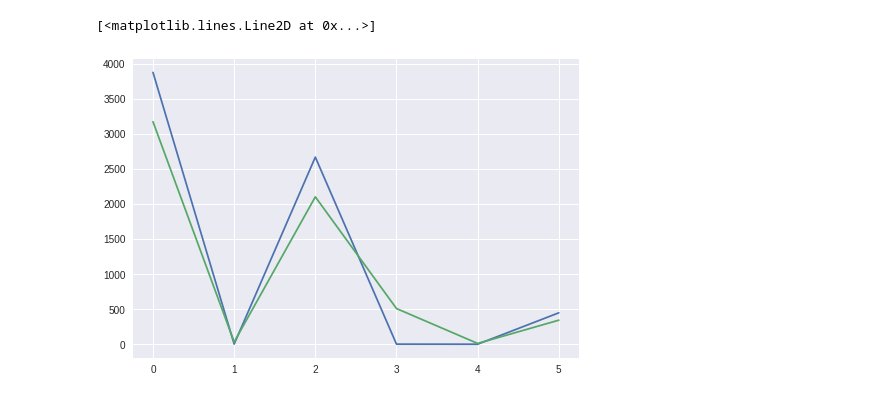
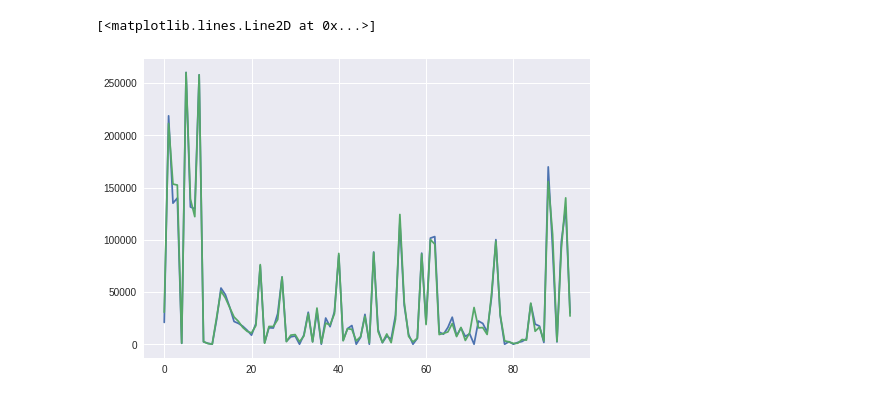
Before and after one commit to eliasbaumann/UnfairGAN, a Jupyter notebook: UnfairGAN_TPU_trial.ipynb, the cells around one changed output. Cells and saved outputs as stored; diff of their text form; code cells hidden in the pictures.

Commit message:
Latest version with working generation of all datasets

```diff
--- a/UnfairGAN_TPU_trial.ipynb
+++ b/UnfairGAN_TPU_trial.ipynb
@@ -148,0 +297,11 @@ Found TPU at: grpc://10.33.179.98:8470
+# %%
+dataset_name = 'schufa'
+
+datasets = {'sqf':gen_sqf16_data,
+            'cmp':gen_compas_data,
+            'schufa':gen_schufa_data,
+            'chile':gen_chile_data}
+
+MODEL_DIR = 'gs://unfairgan/model_dir/' + dataset_name
+
+X_train_onehot,X_train_numpy,cat_vector = datasets[dataset_name]()
@@ -335,6 +737,6 @@ Total runtime: 215 seconds
 # %%
-plt.plot(np.sum(pred_res_sampled.values[:,7:13],axis=0))
-plt.plot(np.sum(cmp_dum_numpy.values[:,7:13],axis=0))
+plt.plot(np.sum(pred_res_sampled.values,axis=0))
+plt.plot(np.sum(X_train_numpy.values,axis=0))
 # %% [output]
 [<matplotlib.lines.Line2D at 0x...>]
-[figure, old version]
+[figure, new version]
```
Also changed, not shown: parts of 30 cells of this notebook.
